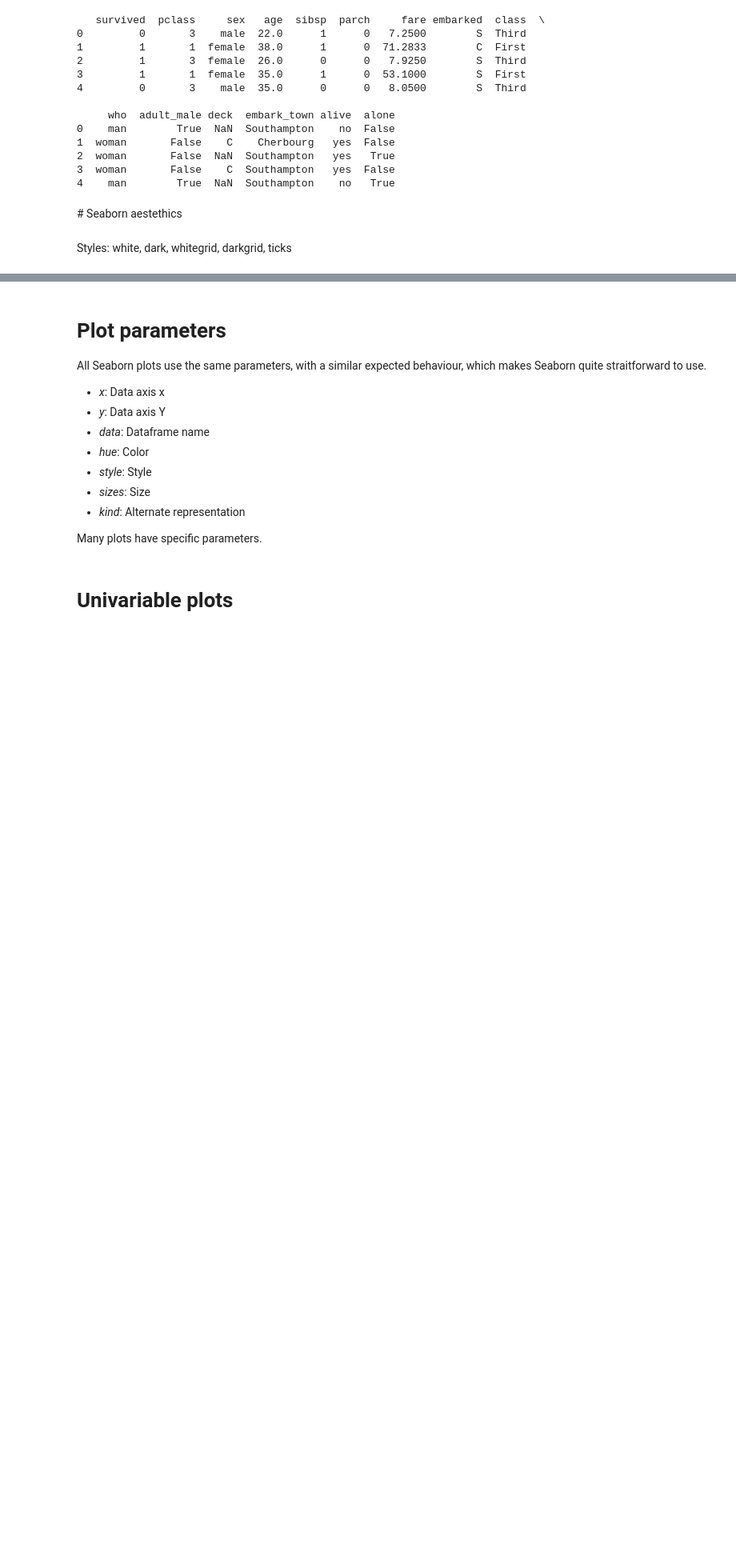
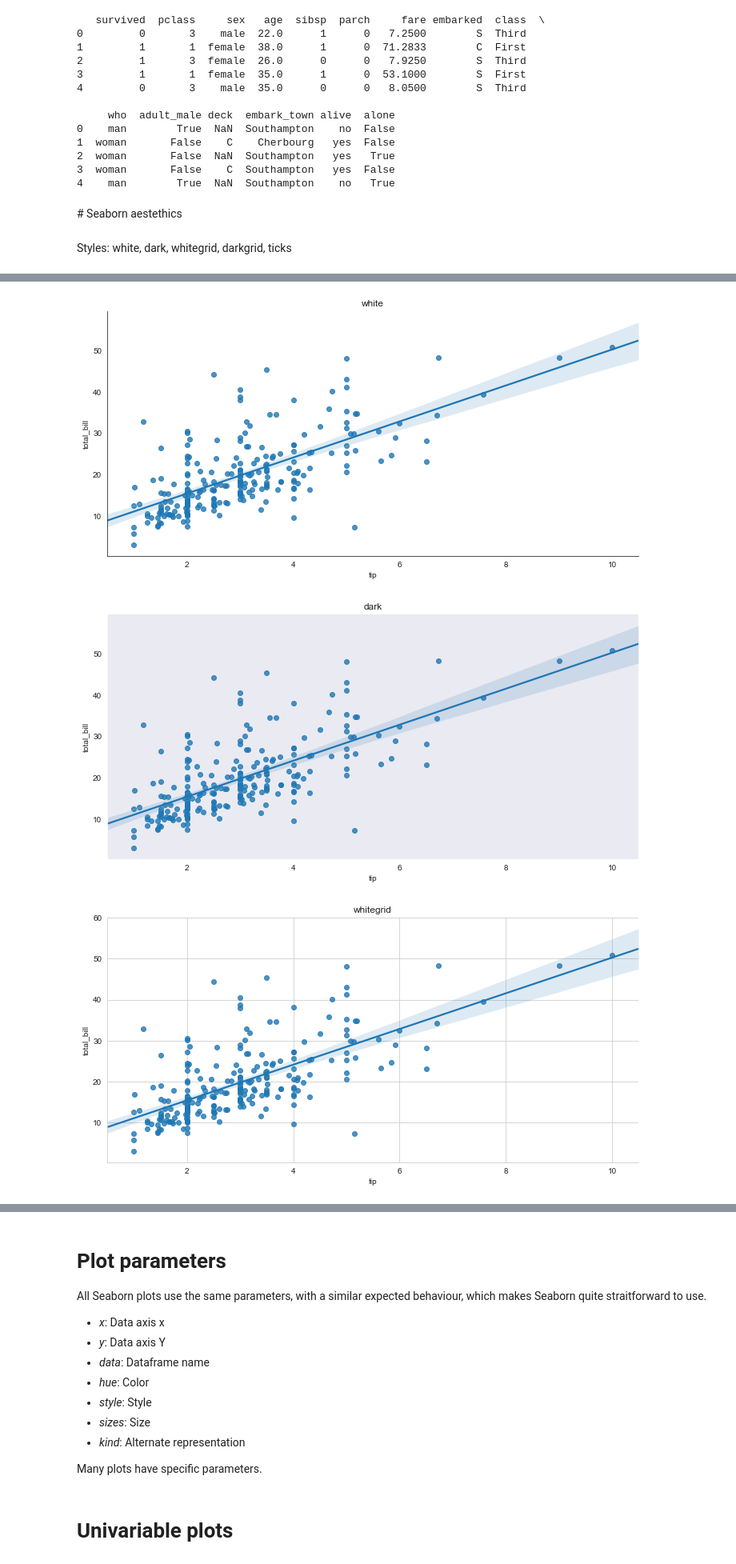
Before and after one commit to dfbarrero/pythonCourse, a Jupyter notebook: scipy/Dataviz with Seaborn.ipynb, the cells around one changed output, grey strips where cells are left out. Shown at 80% size. Saved outputs shown, nothing was run; the diff lists cells and outputs as text; code cells hidden in the pictures; blank space fills up the shorter version.

```diff
--- a/scipy/Dataviz with Seaborn.ipynb
+++ b/scipy/Dataviz with Seaborn.ipynb
@@ -134,0 +129,9 @@ Text(0.5, 1.0, 'ticks')
+# %%
+for theme in ['white', 'dark', 'whitegrid', 'darkgrid', 'ticks']:
+    sns.set_style(theme)
+    sns.lmplot(x="tip",y="total_bill", data=tips, aspect=2)
+    plt.title(theme)
+# %% [output]
+[figure, added]
+[figure, added]
+[figure, added]
```
Also changed, not shown: parts of 15 cells of this notebook, 1 other file.
